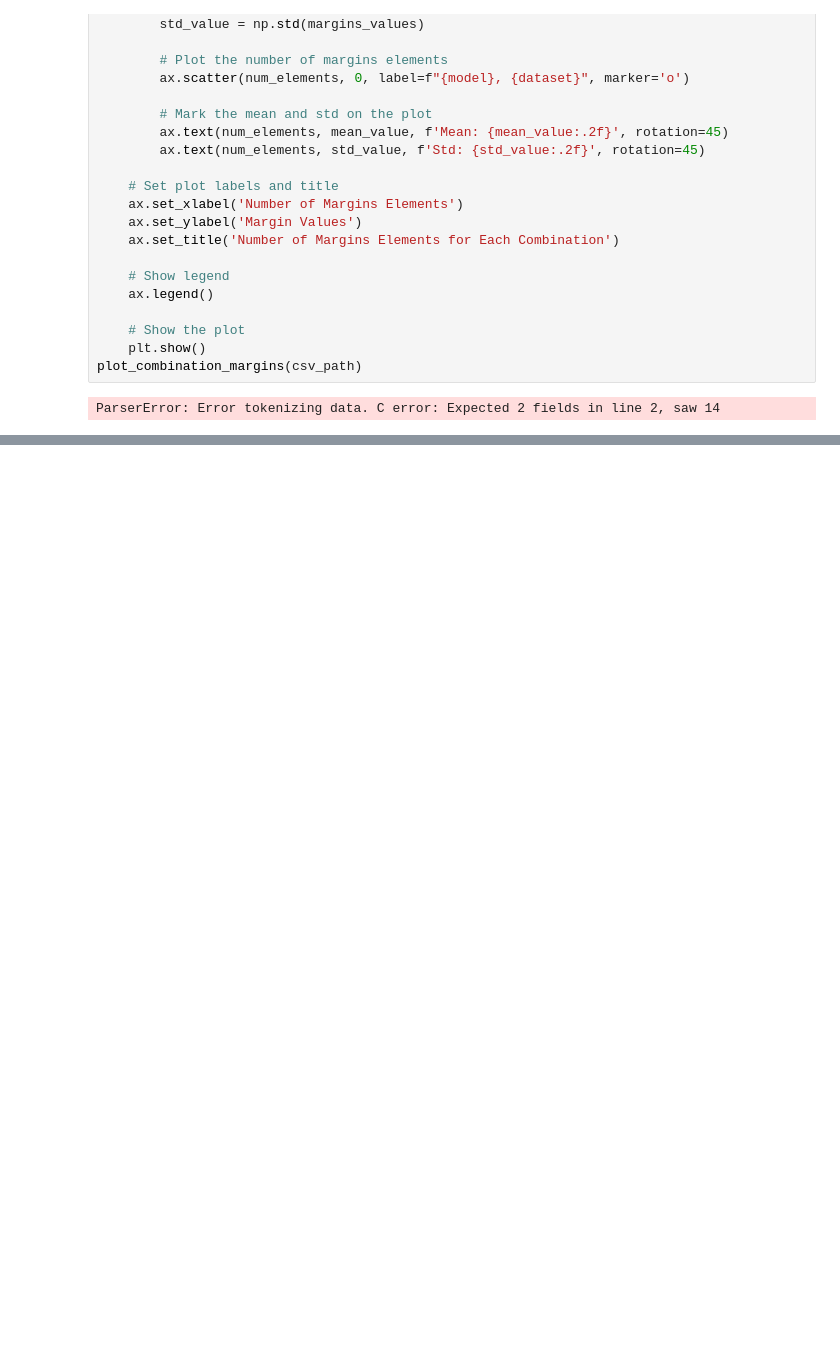
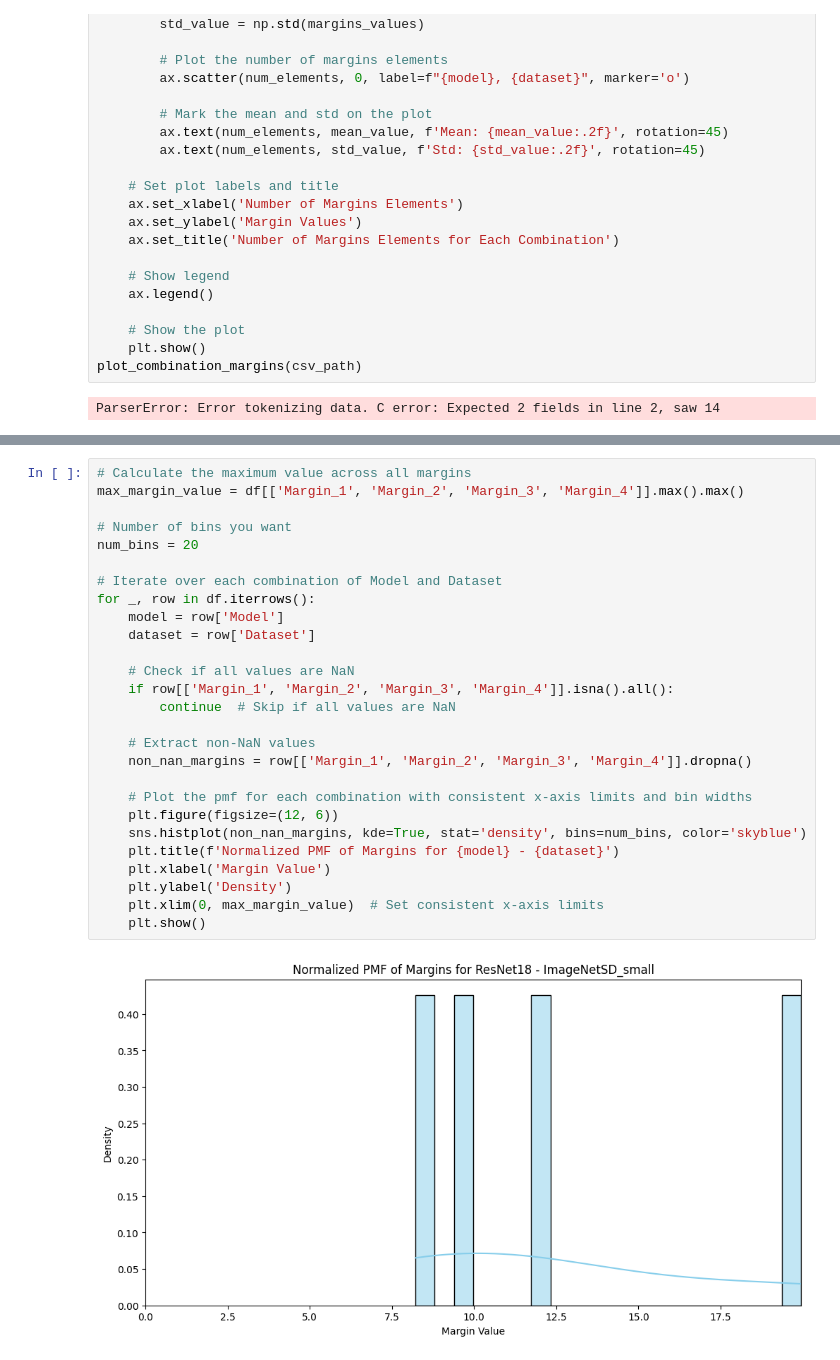
Before and after one commit to JuanmaPT/OODbench, a Jupyter notebook: represent_csv_test.ipynb, the cells around one changed output, grey strips where cells are left out. Cells and saved outputs as stored; diff of their text form; blank space fills up the shorter version.

```diff
--- a/represent_csv_test.ipynb
+++ b/represent_csv_test.ipynb
@@ -163,0 +204,29 @@ plot_combined('results\CambioMargin_1\margin_ResNet18.csv')
+# %%
+# Calculate the maximum value across all margins
+max_margin_value = df[['Margin_1', 'Margin_2', 'Margin_3', 'Margin_4']].max().max()
+
+# Number of bins you want
+num_bins = 20
+
+# Iterate over each combination of Model and Dataset
+for _, row in df.iterrows():
+    model = row['Model']
+    dataset = row['Dataset']
+
+    # Check if all values are NaN
+    if row[['Margin_1', 'Margin_2', 'Margin_3', 'Margin_4']].isna().all():
+        continue  # Skip if all values are NaN
+
+    # Extract non-NaN values
+    non_nan_margins = row[['Margin_1', 'Margin_2', 'Margin_3', 'Margin_4']].dropna()
+
+    # Plot the pmf for each combination with consistent x-axis limits and bin widths
+    plt.figure(figsize=(12, 6))
+    sns.histplot(non_nan_margins, kde=True, stat='density', bins=num_bins, color='skyblue')
+    plt.title(f'Normalized PMF of Margins for {model} - {dataset}')
+    plt.xlabel('Margin Value')
+    plt.ylabel('Density')
+    plt.xlim(0, max_margin_value)  # Set consistent x-axis limits
+    plt.show()
+# %% [output]
+[figure, added]
```
Also changed, not shown: parts of 5 cells of this notebook.
